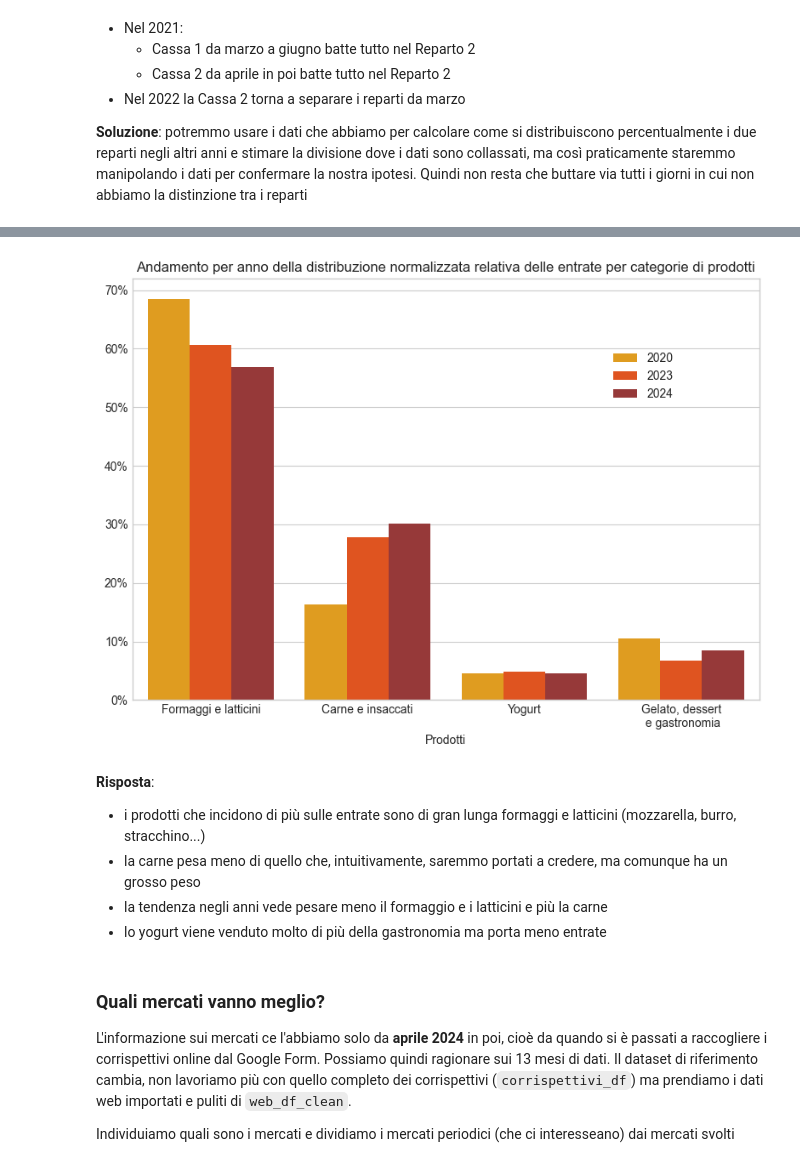
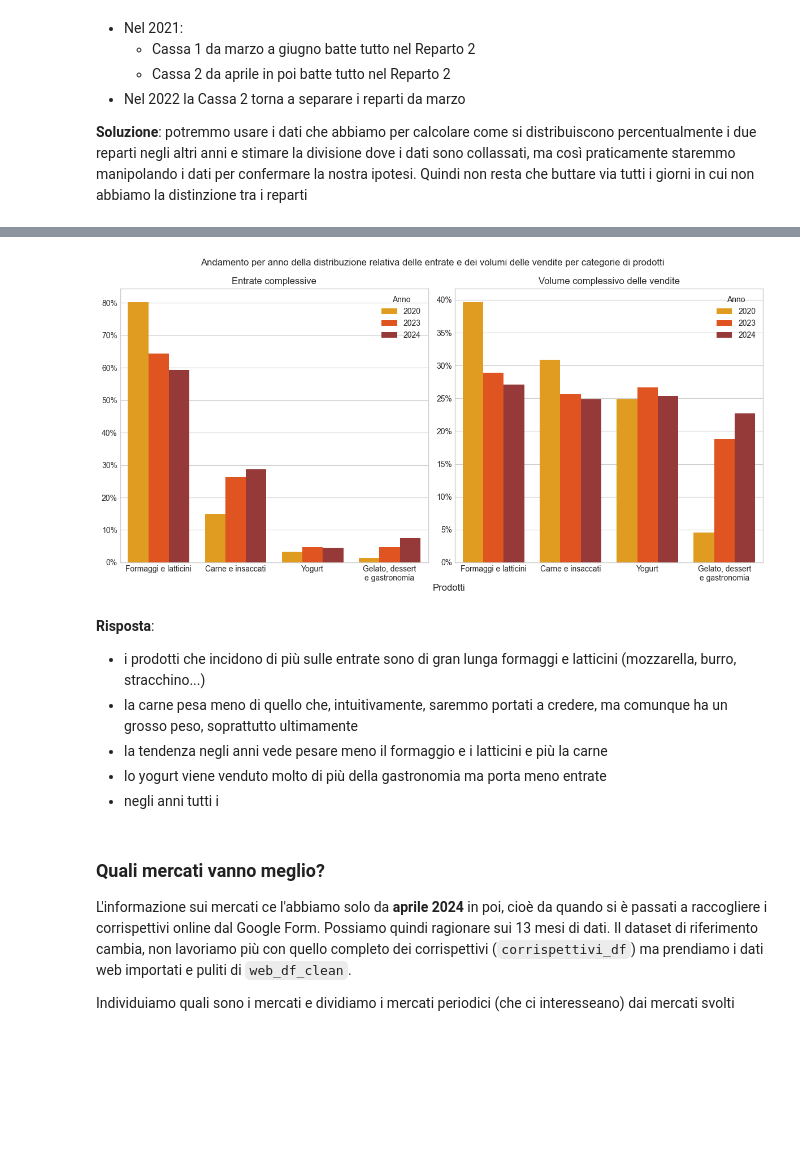
Before and after one commit to panda-with-issues/Fond-Scienze-dei-Dati-progetto, a Jupyter notebook: analisi_corrispettivi_la_di_cjastelan.ipynb, the cells around one changed output, grey strips where cells are left out. Drawn from its saved outputs; the diff is of its cells as text; code cells hidden in the pictures; blank space fills up the shorter version.

```diff
--- a/analisi_corrispettivi_la_di_cjastelan.ipynb
+++ b/analisi_corrispettivi_la_di_cjastelan.ipynb
@@ -1493,15 +1472,21 @@ display(rep_per_anno)
 
 # aggreghiamo le casse, sempre portandole sulle righe
 rep_per_anno = rep_per_anno.stack(future_stack=True).groupby(['Anno', 'Reparto']).sum()
+tot_per_anno = rep_per_anno.groupby('Anno').sum()
+rep_per_anno['Totale %'] = rep_per_anno['sum'] / tot_per_anno['sum'] * 100
+rep_per_anno['Volume %'] = rep_per_anno['<lambda>'] / tot_per_anno['<lambda>'] * 100
+rep_per_anno.reset_index(inplace=True)
 
-rep_per_anno['Entrata normalizzata'] = rep_per_anno['sum'] / rep_per_anno['<lambda>']
-entrata_tot_n_per_anno = rep_per_anno.groupby('Anno').agg({'Entrata normalizzata': 'sum'})
-rep_per_anno['Entrata normalizzata (%)'] = rep_per_anno['Entrata normalizzata'] / entrata_tot_n_per_anno['Entrata normalizzata'] * 100
+rep_prod_map = {
+    'Reparto 1': 'Formaggi e latticini',
+    'Reparto 2': 'Carne e insaccati',
+    'Reparto 3': 'Yogurt',
+    'Reparto 4': 'Gelato, dessert\ne gastronomia'
+}
+rep_per_anno['Prodotto'] = rep_per_anno['Reparto'].map(rep_prod_map)
 
-rep_per_anno['Prodotti'] = ['Formaggi e latticini', 'Carne e insaccati', 'Yogurt', 'Gelato, dessert\n e gastronomia'] * 3
-rep_per_anno.reset_index('Anno', inplace=True)
 
-print('Dataset finale con entrate assolute e normalizzate per reparti raggruppato per anni')
+print('Dataset finale con entrate e volumi')
 rep_per_anno
 # %% [output]
 Dataset intermedio: porto i reparti sulle righe
@@ -1553,29 +1537,38 @@ Dataset finale con entrate assolute e normalizzate per reparti raggruppato per a
 # %%
-plt.figure(figsize=(8, 6))
-sns.barplot(rep_per_anno, x='Prodotti', y='Entrata normalizzata (%)', hue='Anno', palette=barplot_palette)
-ax = plt.gca()
+fig, axes = plt.subplots(1, 2, figsize=(12, 6))
+fig.suptitle('Andamento per anno della distribuzione relativa delle entrate e dei volumi delle vendite per categorie di prodotti')
 
-ax.yaxis.set_major_formatter(plt.FuncFormatter(lambda tick, pos: f'{int(tick)}%'))
-ax.set_ylabel('')
+# entrate
+ax_entrate = axes[0]
+sns.barplot(rep_per_anno, x='Prodotto', y='Totale %', hue='Anno', palette=barplot_palette, ax=ax_entrate)
 
-ax.tick_params(axis='x', labelsize=10)
+ax_entrate.set_title('Entrate complessive')
 
-handles, labels = ax.get_legend_handles_labels()
-ax.legend(handles=handles, labels=labels)
-sns.move_legend(ax, "upper left", bbox_to_anchor=(.75, .85))
+# volumi
+ax_volumi = axes[1]
+sns.barplot(rep_per_anno, x='Prodotto', y='Volume %', hue='Anno', palette=barplot_palette, ax=ax_volumi)
 
-ax.set_title('Andamento per anno della distribuzione normalizzata relativa delle entrate per categorie di prodotti')
+ax_volumi.set_title('Volume complessivo delle vendite')
+
+# impostazioni comuni a entrambi i grafici
+for ax in axes:
+    ax.yaxis.set_major_formatter(plt.FuncFormatter(lambda tick, pos: f'{int(tick)}%'))
+    ax.set_ylabel('')
+    ax.set_xlabel('')
+    ax.tick_params(axis='x', labelsize=10)
+fig.text(0.525, 0, 'Prodotti', ha='center', fontsize=12)
 
 plt.tight_layout()
 plt.show()
 # %% [output]
-[figure, old version]
+[figure, new version]
 # %% [markdown]
 **Risposta**:
 - i prodotti che incidono di più sulle entrate sono di gran lunga formaggi e latticini (mozzarella, burro, stracchino...)
-- la carne pesa meno di quello che, intuitivamente, saremmo portati a credere, ma comunque ha un grosso peso
+- la carne pesa meno di quello che, intuitivamente, saremmo portati a credere, ma comunque ha un grosso peso, soprattutto ultimamente
 - la tendenza negli anni vede pesare meno il formaggio e i latticini e più la carne
 - lo yogurt viene venduto molto di più della gastronomia ma porta meno entrate
+- negli anni tutti i
 # %% [markdown]
 ### Quali mercati vanno meglio?
 L'informazione sui mercati ce l'abbiamo solo da **aprile 2024** in poi, cioè da quando si è passati a raccogliere i corrispettivi online dal Google Form. Possiamo quindi ragionare sui 13 mesi di dati.
```
Also changed, not shown: parts of 14 cells of this notebook.
